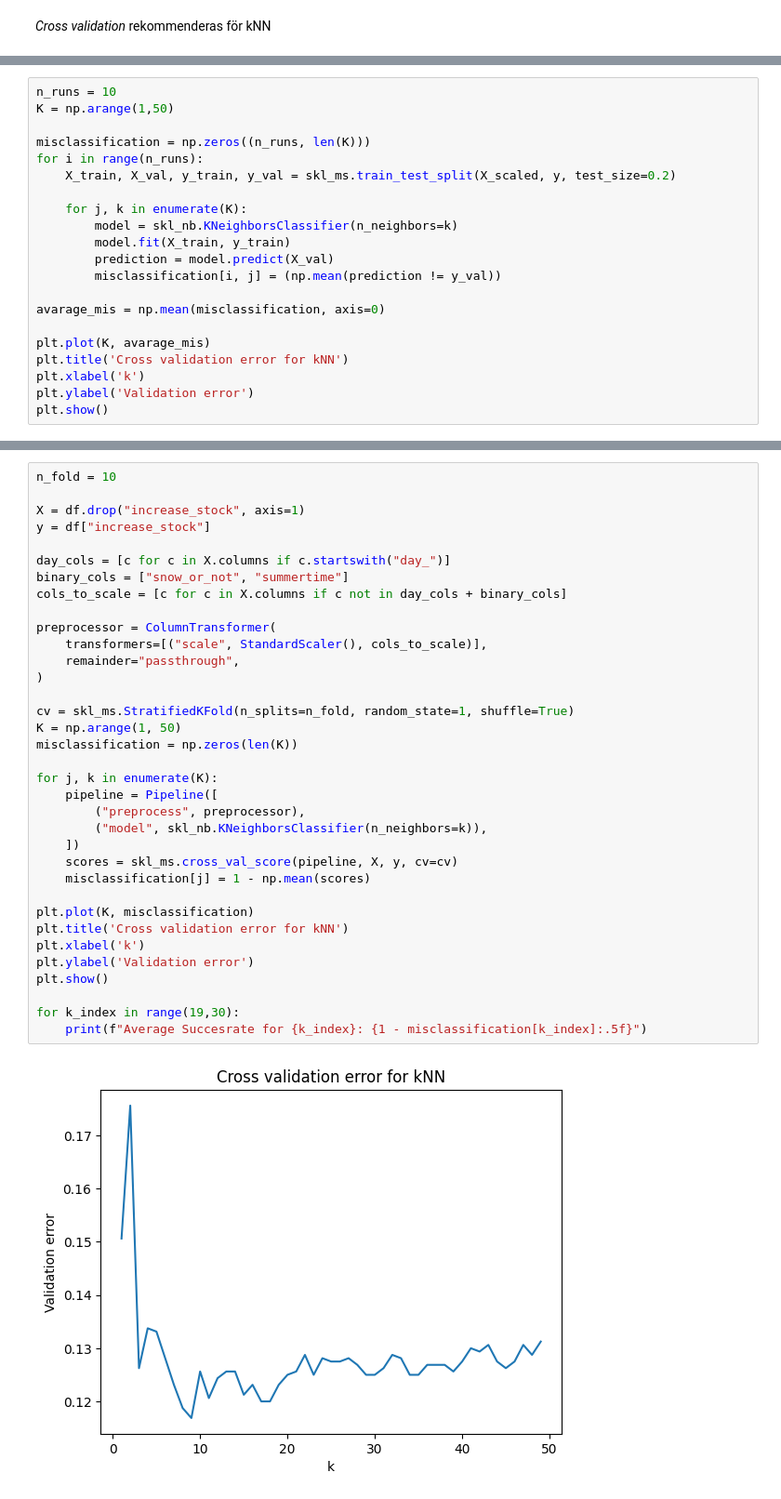
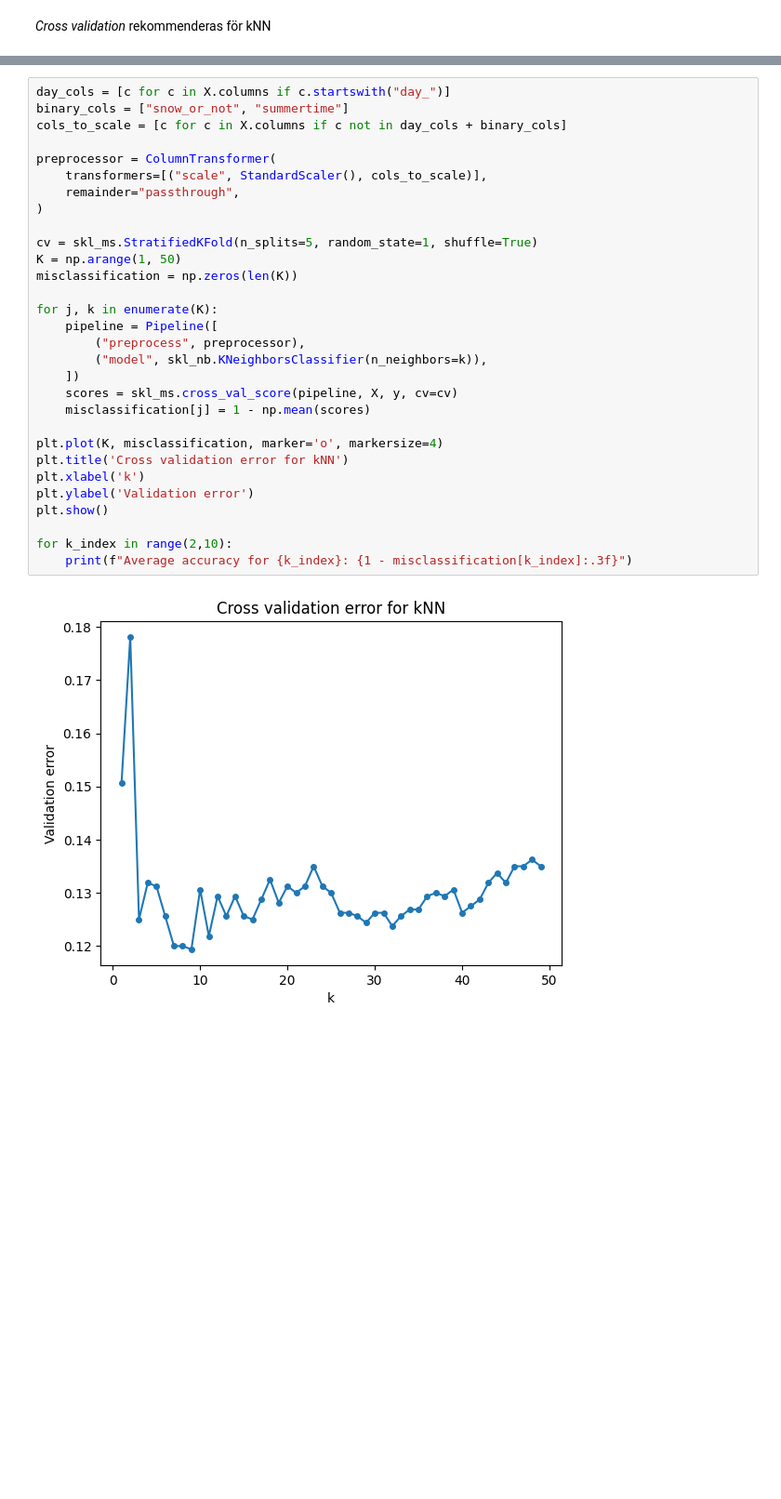
Before and after one commit to sebberendel/machine_learning_project, a Jupyter notebook: notebooks/xtremkarl.ipynb, the cells around one changed output, grey strips where cells are left out. Shown at 93% size. Cells and saved outputs as stored; diff of their text form; blank space fills up the shorter version.

```diff
--- a/notebooks/xtremkarl.ipynb
+++ b/notebooks/xtremkarl.ipynb
@@ -119,21 +26,0 @@ plt.show()
-# %%
-n_runs = 10
-K = np.arange(1,50)
-
-misclassification = np.zeros((n_runs, len(K)))
-for i in range(n_runs):
-    X_train, X_val, y_train, y_val = skl_ms.train_test_split(X_scaled, y, test_size=0.2)
-
-    for j, k in enumerate(K):
-        model = skl_nb.KNeighborsClassifier(n_neighbors=k)
-        model.fit(X_train, y_train)
-        prediction = model.predict(X_val)
-        misclassification[i, j] = (np.mean(prediction != y_val))
-
-avarage_mis = np.mean(misclassification, axis=0)
-
-plt.plot(K, avarage_mis)
-plt.title('Cross validation error for kNN')
-plt.xlabel('k')
-plt.ylabel('Validation error')
-plt.show()
@@ -142,37 +27,32 @@ plt.show()
 # %%
-n_fold = 10
-
-X = df.drop("increase_stock", axis=1)
-y = df["increase_stock"]
-
 day_cols = [c for c in X.columns if c.startswith("day_")]
 binary_cols = ["snow_or_not", "summertime"]
 cols_to_scale = [c for c in X.columns if c not in day_cols + binary_cols]
 
 preprocessor = ColumnTransformer(
     transformers=[("scale", StandardScaler(), cols_to_scale)],
     remainder="passthrough",
 )
 
-cv = skl_ms.StratifiedKFold(n_splits=n_fold, random_state=1, shuffle=True)
+cv = skl_ms.StratifiedKFold(n_splits=5, random_state=1, shuffle=True)
 K = np.arange(1, 50)
 misclassification = np.zeros(len(K))
 
 for j, k in enumerate(K):
     pipeline = Pipeline([
         ("preprocess", preprocessor),
         ("model", skl_nb.KNeighborsClassifier(n_neighbors=k)),
     ])
     scores = skl_ms.cross_val_score(pipeline, X, y, cv=cv)
     misclassification[j] = 1 - np.mean(scores)
 
-plt.plot(K, misclassification)
+plt.plot(K, misclassification, marker='o', markersize=4)
 plt.title('Cross validation error for kNN')
 plt.xlabel('k')
 plt.ylabel('Validation error')
 plt.show()
 
-for k_index in range(19,30):
-    print(f"Average Succesrate for {k_index}: {1 - misclassification[k_index]:.5f}")
+for k_index in range(2,10):
+    print(f"Average accuracy for {k_index}: {1 - misclassification[k_index]:.3f}")
 # %% [output]
-[figure, old version]
+[figure, new version]
```
Also changed, not shown: parts of 14 cells of this notebook, 1 other file.
